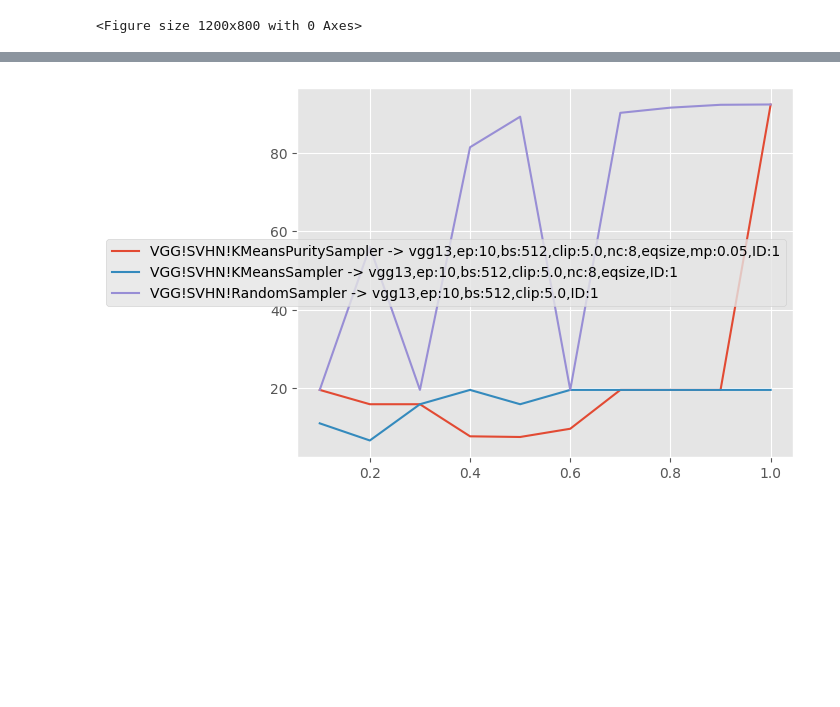
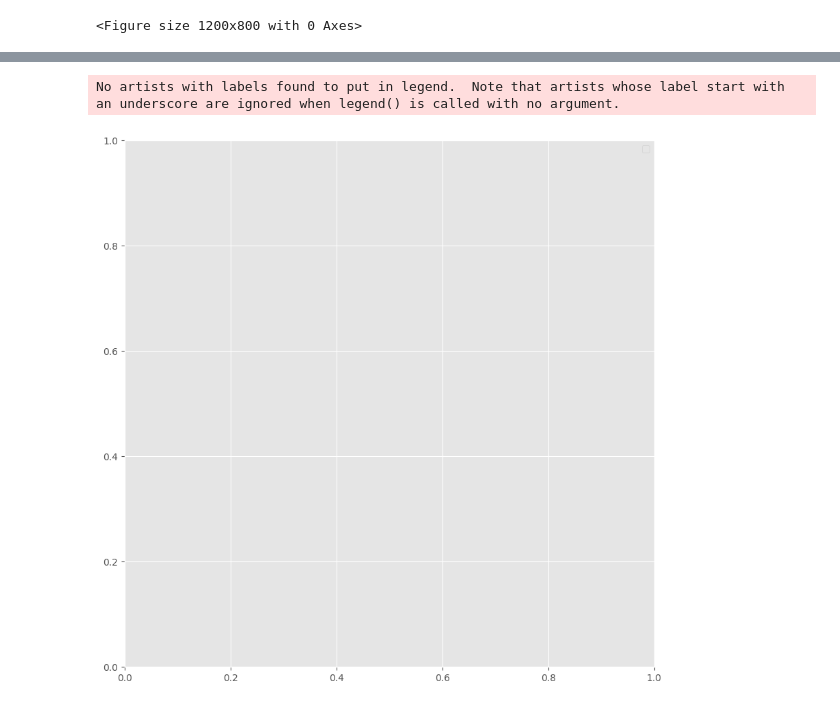
Before and after one commit to Drske/KISS, a Jupyter notebook: notebooks/results.ipynb, the cells around one changed output, grey strips where cells are left out. Cells and saved outputs as stored; diff of their text form; code cells hidden in the pictures; blank space fills up the shorter version.

```diff
--- a/notebooks/results.ipynb
+++ b/notebooks/results.ipynb
@@ -74,14 +88,18 @@ plt.show()
 # %%
+plt.figure(figsize=(10,10))
+
 for experiment in os.listdir("../experiments"):
-    if not experiment.startswith("ResNet!SVHN!"): continue
+    if not experiment.startswith("ResNet!SVHN"): continue
 
     for run in os.listdir(os.path.join("../experiments", experiment)):
         path = os.path.join("../experiments", experiment, run)
 
         df = gather_stats(path)
-        df = df.sort_values(by='runid')
-
-        plt.plot(df['ratio'], df['acc'], label=f"{experiment} -> {run}")
+        if df is not None:
+            df = df.sort_values(by='runid')
+            plt.plot(df['ratio'], df['acc'], label=f"{experiment} -> {run}")
+            plt.plot(df['ratio'], df['top3'], label=f"{experiment} -> {run}", linestyle='--')
+            plt.plot(df['ratio'], df['top5'], label=f"{experiment} -> {run}", linestyle=':')
 
 plt.legend()
 plt.show()
@@ -90,14 +108,18 @@ plt.show()
 # %%
+plt.figure(figsize=(10,10))
+
 for experiment in os.listdir("../experiments"):
-    if not experiment.startswith("VGG!CIFAR100!"): continue
+    if not experiment.startswith("VGG!CIFAR100"): continue
 
     for run in os.listdir(os.path.join("../experiments", experiment)):
         path = os.path.join("../experiments", experiment, run)
 
         df = gather_stats(path)
-        df = df.sort_values(by='runid')
-
-        plt.plot(df['ratio'], df['acc'], label=f"{experiment} -> {run}")
+        if df is not None:
+            df = df.sort_values(by='runid')
+            plt.plot(df['ratio'], df['acc'], label=f"{experiment} -> {run}")
+            # plt.plot(df['ratio'], df['top3'], label=f"{experiment} -> {run}", linestyle='--')
+            # plt.plot(df['ratio'], df['top5'], label=f"{experiment} -> {run}", linestyle=':')
 
 plt.legend()
 plt.show()
@@ -106,16 +128,21 @@ plt.show()
 # %%
+plt.figure(figsize=(10,10))
+
 for experiment in os.listdir("../experiments"):
-    if not experiment.startswith("VGG!SVHN!"): continue
+    if not experiment.startswith("VGG!SVHN"): continue
 
     for run in os.listdir(os.path.join("../experiments", experiment)):
         path = os.path.join("../experiments", experiment, run)
 
         df = gather_stats(path)
-        df = df.sort_values(by='runid')
-
-        plt.plot(df['ratio'], df['acc'], label=f"{experiment} -> {run}")
+        if df is not None:
+            df = df.sort_values(by='runid')
+            plt.plot(df['ratio'], df['acc'], label=f"{experiment} -> {run}")
+            plt.plot(df['ratio'], df['top3'], label=f"{experiment} -> {run}", linestyle='--')
+            plt.plot(df['ratio'], df['top5'], label=f"{experiment} -> {run}", linestyle=':')
 
 plt.legend()
 plt.show()
 # %% [output]
+No artists with labels found to put in legend.  Note that artists whose label start with an underscore are ignored when legend() is called with no argument.
-[figure, old version]
+[figure, new version]
```
Also changed, not shown: parts of 4 cells of this notebook, 5 other files.
